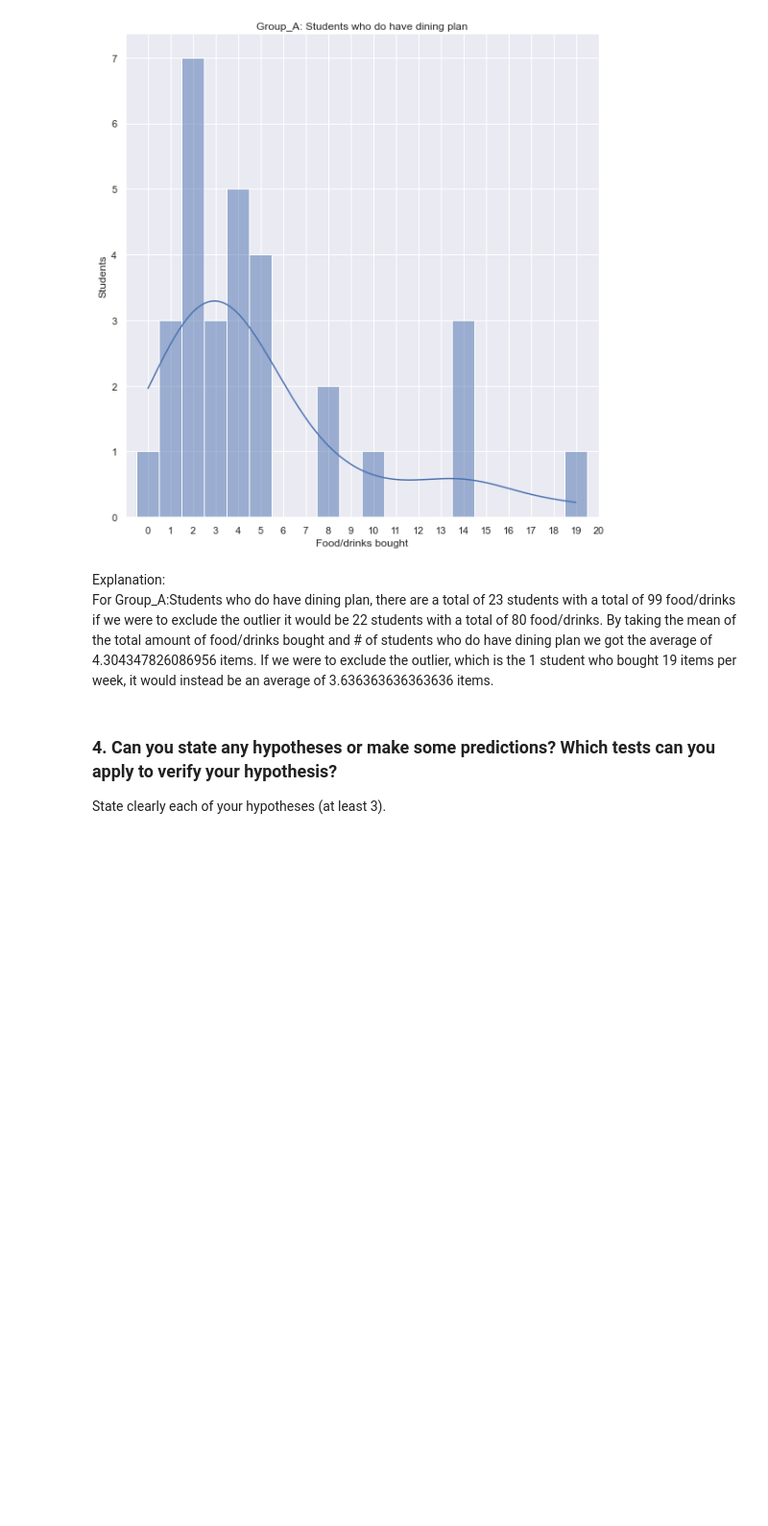
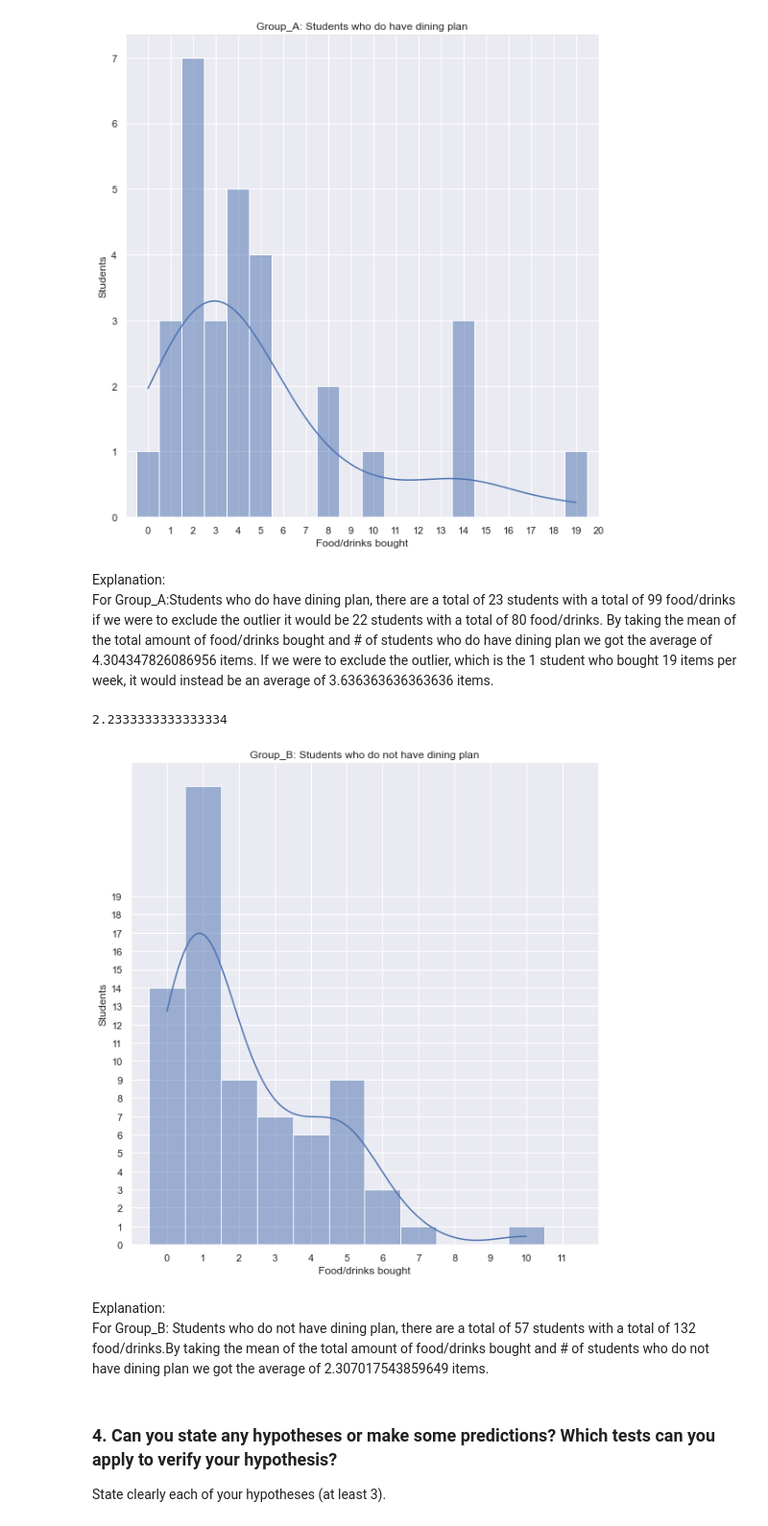
Before and after one commit to PikaSannnnn/cs105minproject, a Jupyter notebook: miniproject.ipynb, the cells around one changed output. Shown at 96% size. Cells and saved outputs as stored; diff of their text form; code cells hidden in the pictures; blank space fills up the shorter version.

```diff
--- a/miniproject.ipynb
+++ b/miniproject.ipynb
@@ -495,6 +495,38 @@ plt.show()
 # %% [markdown]
 Explanation:
 For Group_A:Students who do have dining plan, there are a total of 23 students with a total of 99 food/drinks if we were to exclude the outlier it would be 22 students with a total of 80 food/drinks. By taking the mean of the total amount of food/drinks bought and # of students who do have dining plan we got the average of 4.304347826086956 items. If we were to exclude the outlier, which is the 1 student who bought 19 items per week, it would instead be an average of 3.636363636363636 items.
+# %%
+#group_b: students who do not have a dining plan
+group56_57 = data[['dining plan', 'avg purchases']]
+group56_57_no = group56_57.loc[group56_57['dining plan'] == "No"]
+group56_57_no = group56_57_no.drop('dining plan', axis=1)
+group56_57_no = group56_57_no.reset_index(drop=True)
+# %%
+#The mean for group_b: students who do not have a dining plan
+students = group56_57_no.value_counts().sum()
+total_items = group56_57_no['avg purchases'].sum()
+
+total_items / students
+#avereage amount of items bought for group_b
+# %% [output]
+2.2333333333333334
+# %%
+# Plot of students who do NOT have a UCR dining plan,
+# and how many times a week they purchase food/drink on campus
+bins = np.arange(57) - 0.5
+sns.displot(data=group56_57_no, bins=bins, kde=True, height=8, legend=False)
+plt.xticks(range(12))
+plt.yticks(range(20))
+plt.xlim([-1,12])
+plt.title('Group_B: Students who do not have dining plan')
+plt.xlabel('Food/drinks bought')
+plt.ylabel('Students')
+plt.show()
+# %% [output]
+[figure, added]
+# %% [markdown]
+Explanation:
+For Group_B: Students who do not have dining plan, there are a total of 57 students with a total of 132 food/drinks.By taking the mean of the total amount of food/drinks bought and # of students who do not have dining plan we got the average of 2.307017543859649 items.
 # %%
 # Visualization 7
 # %% [markdown]
```
Also changed, not shown: parts of 2 cells of this notebook.
